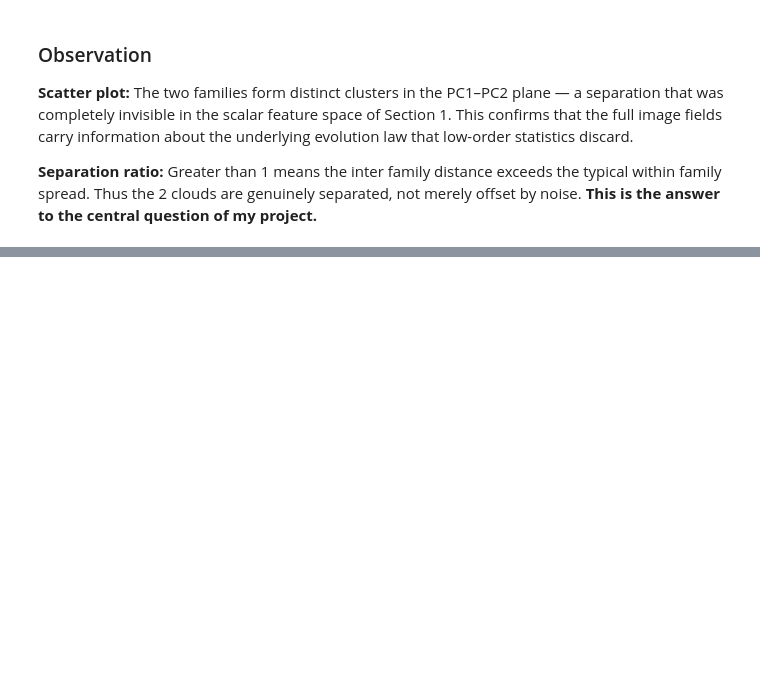
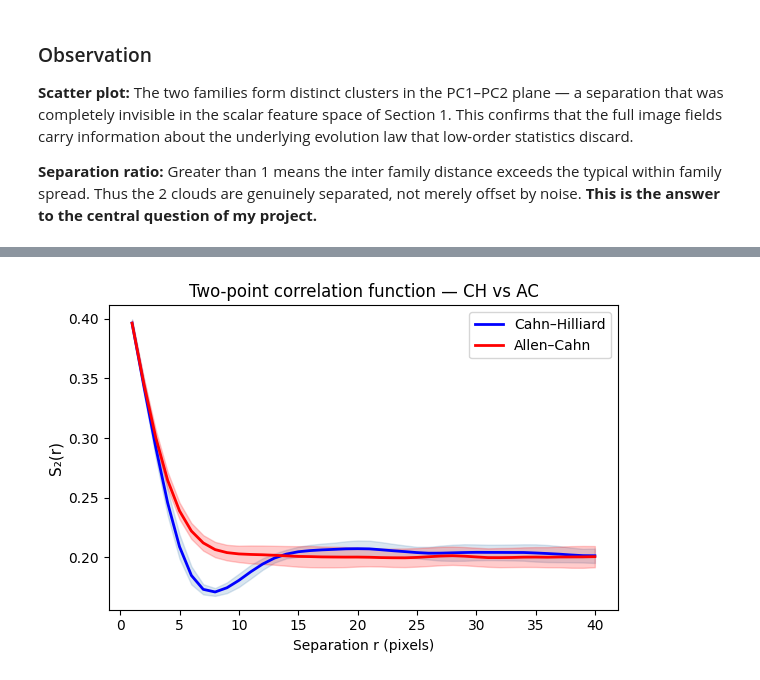
Before and after one commit to NeelPhere/the-doppelganger-problem, a Jupyter notebook: doppelgangers_problem.ipynb, the cells around one changed output, grey strips where cells are left out. Saved outputs shown, nothing was run; the diff lists cells and outputs as text; code cells hidden in the pictures; blank space fills up the shorter version.

```diff
--- a/doppelgangers_problem.ipynb
+++ b/doppelgangers_problem.ipynb
@@ -788,0 +842,39 @@ offset by noise. **This is the answer to the central question of my project.**
+# %%
+#two point corelation function S2(r)
+def two_point_correlation(binary_img, n_radii=40):    #findes best linear combination of features which seperates the two families
+    nx, ny = binary_img.shape
+    radii  = np.arange(1, n_radii + 1)
+    s2     = np.zeros(len(radii))
+    for k, r in enumerate(radii):
+        count, total = 0, 0
+        for dx, dy in [(r, 0), (0, r), (r, r)]:
+            if dx < nx and dy < ny:
+                img1 = binary_img[:nx-dx, :ny-dy]
+                img2 = binary_img[dx:, dy:]
+                count += (img1 * img2).sum()
+                total += img1.size
+        s2[k] = count / total if total > 0 else binary_img.mean() ** 2
+    return radii, s2
+
+n_radii   = 40
+ch_s2_all = np.array([two_point_correlation(img, n_radii)[1] for img in ch_images])
+ac_s2_all = np.array([two_point_correlation(img, n_radii)[1] for img in ac_images])
+radii     = two_point_correlation(ch_images[0], n_radii)[0]
+
+plt.figure(figsize=(6, 4))
+plt.plot(radii, ch_s2_all.mean(axis=0), color="blue", linewidth=2, label="Cahn–Hilliard")
+plt.fill_between(radii, ch_s2_all.mean(axis=0) - ch_s2_all.std(axis=0),
+                         ch_s2_all.mean(axis=0) + ch_s2_all.std(axis=0),
+                         color="steelblue", alpha=0.2)
+plt.plot(radii, ac_s2_all.mean(axis=0), color="red", linewidth=2, label="Allen–Cahn")
+plt.fill_between(radii, ac_s2_all.mean(axis=0) - ac_s2_all.std(axis=0),
+                         ac_s2_all.mean(axis=0) + ac_s2_all.std(axis=0),
+                         color="red", alpha=0.2)
+plt.xlabel("Separation r (pixels)")
+plt.ylabel("S₂(r)", fontsize=11)
+plt.title("Two-point correlation function — CH vs AC")
+plt.legend(fontsize=10)
+plt.tight_layout()
+plt.show()
+# %% [output]
+[figure, added]
```
Also changed, not shown: parts of 4 cells of this notebook.
